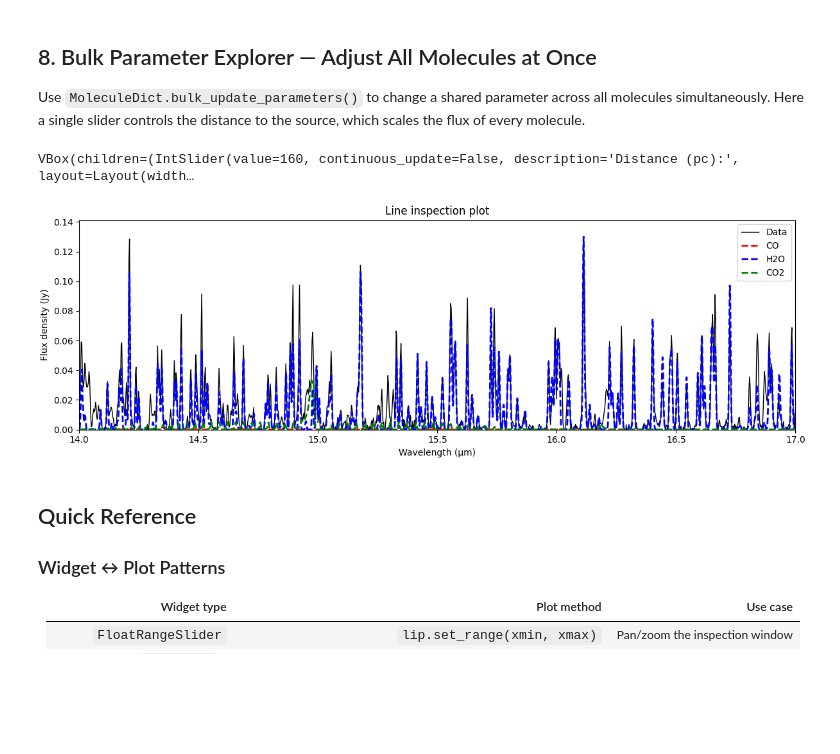
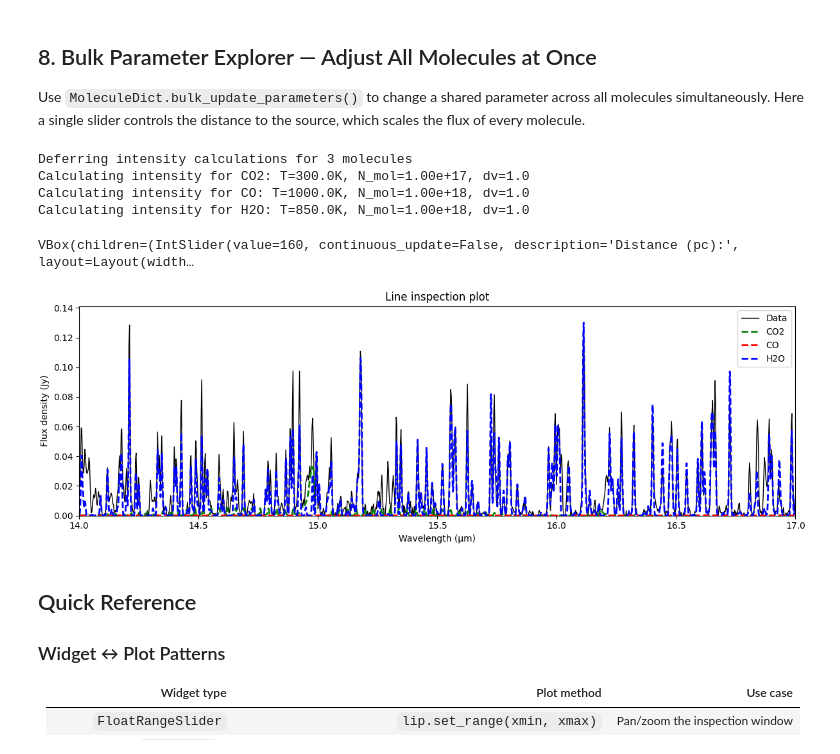
Before and after one commit to spexod/iSLAT, a Jupyter notebook: Examples/Notebooks/Interactive Widgets/Plots_With_Widgets_Example.ipynb, the cells around one changed output. Cells and saved outputs as stored; diff of their text form; code cells hidden in the pictures; blank space fills up the shorter version.

```diff
--- a/Examples/Notebooks/Interactive Widgets/Plots_With_Widgets_Example.ipynb
+++ b/Examples/Notebooks/Interactive Widgets/Plots_With_Widgets_Example.ipynb
@@ -611,56 +651,62 @@ VBox(children=(HBox(children=(Dropdown(description='Molecule:', options=('H2O',
 Use `MoleculeDict.bulk_update_parameters()` to change a shared parameter across all molecules simultaneously. Here a single slider controls the distance to the source, which scales the flux of every molecule.
 # %%
 # --- Global distance slider affecting all molecules ---
+
+mol_dict_8 = create_mol_dict()
 
 bulk_lip = LineInspectionPlot(
     wave_data=wave_grid,
     flux_data=observed_flux,
     xmin=14.0,
     xmax=17.0,
-    molecules=mol_dict,
+    molecules=mol_dict_8,
     figsize=(12, 4),
 )
 bulk_lip.generate_plot()
 
 distance_slider = widgets.IntSlider(
-    value=int(mol_dict.global_distance),
+    value=int(mol_dict_8.global_distance),
     min=50, max=500, step=10,
     description='Distance (pc):',
     continuous_update=False,
     style={'description_width': '120px'},
     layout=widgets.Layout(width='500px'),
 )
 
 fwhm_slider = widgets.IntSlider(
     value=130,
     min=10, max=500, step=10,
     description='FWHM (km/s):',
     continuous_update=False,
     style={'description_width': '120px'},
     layout=widgets.Layout(width='500px'),
 )
 
-bulk_status = widgets.HTML(value=f"<i>Distance: {mol_dict.global_distance} pc | FWHM: 130 km/s</i>")
+bulk_status = widgets.HTML(value=f"<i>Distance: {mol_dict_8.global_distance} pc | FWHM: 130 km/s</i>")
 
 def on_bulk_change(change):
     """Update global distance and FWHM for all molecules."""
-    mol_dict.global_distance = float(distance_slider.value)
-    mol_dict.bulk_update_parameters({'fwhm': float(fwhm_slider.value)})
+    mol_dict_8.global_distance = float(distance_slider.value)
+    mol_dict_8.bulk_update_parameters({'fwhm': float(fwhm_slider.value)})
     bulk_lip.generate_plot()
     bulk_lip.fig.canvas.draw_idle()
     bulk_status.value = (
         f"<i>Distance: {distance_slider.value} pc | "
         f"FWHM: {fwhm_slider.value} km/s</i>"
     )
 
 distance_slider.observe(on_bulk_change, names='value')
 fwhm_slider.observe(on_bulk_change, names='value')
 
 display(widgets.VBox([distance_slider, fwhm_slider, bulk_status]))
 bulk_lip.show()
 # %% [output]
-VBox(children=(IntSlider(value=160, continuous_update=False, description='Distance (pc):', layout=Layout(width…
+Deferring intensity calculations for 3 molecules
+Calculating intensity for CO2: T=300.0K, N_mol=1.00e+17, dv=1.0
+Calculating intensity for CO: T=1000.0K, N_mol=1.00e+18, dv=1.0
+Calculating intensity for H2O: T=850.0K, N_mol=1.00e+18, dv=1.0
+VBox(children=(IntSlider(value=160, continuous_update=False, description='Distance (pc):', layout=Layout(width…
-[figure, old version]
+[figure, new version]
 # %% [markdown]
 ## Quick Reference
 
```
Also changed, not shown: parts of 8 cells of this notebook.
